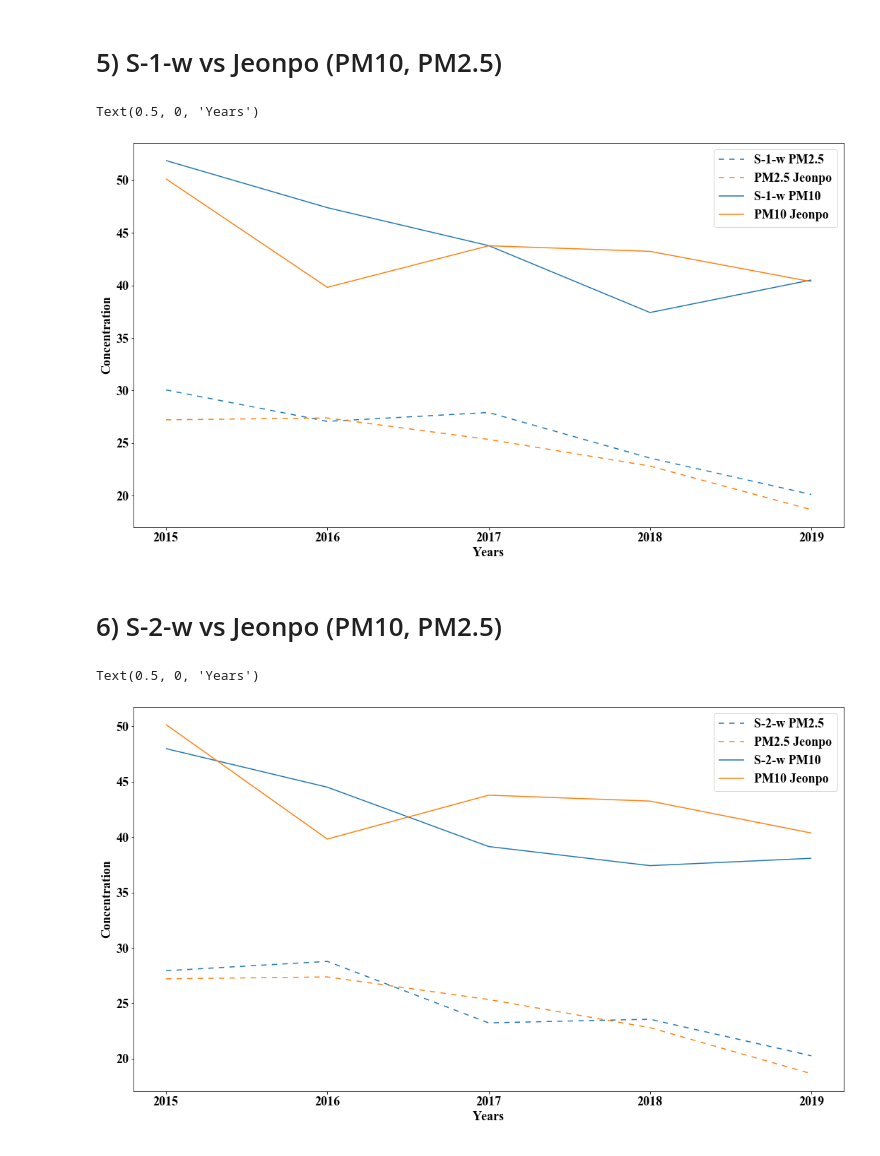
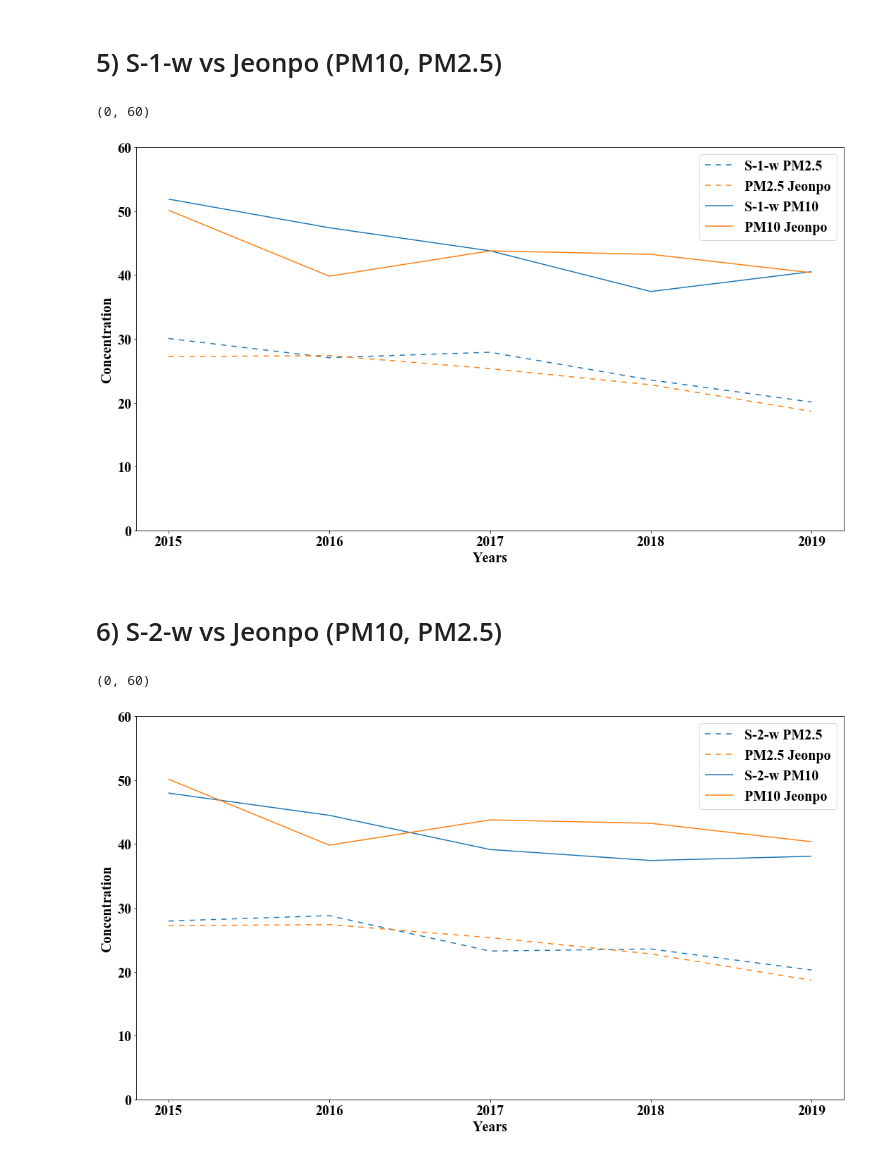
Before and after one commit to tbnsok40/Busan-Subway-Station-Pollutants-data, a Jupyter notebook: 지하철-AQMS 내기,외기 비교.ipynb, the cells around one changed output. Drawn from its saved outputs; the diff is of its cells as text; code cells hidden in the pictures.

```diff
--- a/지하철-AQMS 내기,외기 비교.ipynb
+++ b/지하철-AQMS 내기,외기 비교.ipynb
@@ -205,7 +214,7 @@ s1
 # %%
 
 # pal = sns.dark_palette('purple',2)
-plt.rcParams["font.size"] = 18
+plt.rcParams["font.size"] = 22
 figure, (ax1) = plt.subplots(nrows=1, ncols=1)
 figure.set_size_inches(18,10)
 sns.lineplot(data=s1[['PM2.5 Sasang','PM2.5 Hakjang']], dashes=[(5,5),(5,5)], ax = ax1, ci=None)
@@ -213,5 +222,6 @@ sns.lineplot(data=s1[['PM10 Sasang','PM10 Hakjang']], dashes=[(10,0),(10,0)], ax
 ax1.set_xticks([2015,2016,2017,2018,2019]) # x축 년도가 소수점으로 나와서 처리해줌
 plt.ylabel('Concentration')
 plt.xlabel('Years')
+plt.ylim(0,60)
 # plt.title('CO')
 # %% [output]
@@ -285,7 +295,7 @@ s1
 # %%
 
 # pal = sns.dark_palette('purple',2)
-plt.rcParams["font.size"] = 18
+plt.rcParams["font.size"] = 20
 figure, (ax1) = plt.subplots(nrows=1, ncols=1)
 figure.set_size_inches(18,10)
 sns.lineplot(data=s1[['S-1-p PM2.5','PM2.5 Jeonpo']], dashes=[(5,5),(5,5)], ax = ax1, ci=None)
@@ -293,5 +303,6 @@ sns.lineplot(data=s1[['S-1-p PM10','PM10 Jeonpo']], dashes=[(10,0),(10,0)], ax =
 ax1.set_xticks([2015,2016,2017,2018,2019]) # x축 년도가 소수점으로 나와서 처리해줌
 plt.ylabel('Concentration')
 plt.xlabel('Years')
+plt.ylim(0,60)
 # plt.title('CO')
 # %% [output]
@@ -302,7 +313,7 @@ Text(0.5, 0, 'Years')
 # %%
 
 # pal = sns.dark_palette('purple',2)
-plt.rcParams["font.size"] = 18
+plt.rcParams["font.size"] = 20
 figure, (ax1) = plt.subplots(nrows=1, ncols=1)
 figure.set_size_inches(18,10)
 sns.lineplot(data=s1[['S-2-p PM2.5','PM2.5 Jeonpo']], dashes=[(5,5),(5,5)], ax = ax1, ci=None)
@@ -310,5 +321,6 @@ sns.lineplot(data=s1[['S-2-p PM10','PM10 Jeonpo']], dashes=[(10,0),(10,0)], ax =
 ax1.set_xticks([2015,2016,2017,2018,2019]) # x축 년도가 소수점으로 나와서 처리해줌
 plt.ylabel('Concentration')
 plt.xlabel('Years')
+plt.ylim(0,60)
 # plt.title('CO')
 # %% [output]
@@ -319,7 +331,7 @@ Text(0.5, 0, 'Years')
 # %%
 
 # pal = sns.dark_palette('purple',2)
-plt.rcParams["font.size"] = 18
+plt.rcParams["font.size"] = 20
 figure, (ax1) = plt.subplots(nrows=1, ncols=1)
 figure.set_size_inches(18,10)
 sns.lineplot(data=s1[['S-1-w PM2.5','PM2.5 Jeonpo']], dashes=[(5,5),(5,5)], ax = ax1, ci=None)
@@ -327,24 +339,28 @@ sns.lineplot(data=s1[['S-1-w PM10','PM10 Jeonpo']], dashes=[(10,0),(10,0)], ax =
 ax1.set_xticks([2015,2016,2017,2018,2019]) # x축 년도가 소수점으로 나와서 처리해줌
 plt.ylabel('Concentration')
 plt.xlabel('Years')
+plt.ylim(0,60)
+
 # plt.title('CO')
 # %% [output]
-Text(0.5, 0, 'Years')
+(0, 60)
-[figure, old version]
+[figure, new version]
 # %% [markdown]
 #   6) S-2-w vs Jeonpo  (PM10, PM2.5)
 # %%
 
 # pal = sns.dark_palette('purple',2)
-plt.rcParams["font.size"] = 18
+plt.rcParams["font.size"] = 20
 figure, (ax1) = plt.subplots(nrows=1, ncols=1)
 figure.set_size_inches(18,10)
 sns.lineplot(data=s1[['S-2-w PM2.5','PM2.5 Jeonpo']], dashes=[(5,5),(5,5)], ax = ax1, ci=None)
 sns.lineplot(data=s1[['S-2-w PM10','PM10 Jeonpo']], dashes=[(10,0),(10,0)], ax = ax1,ci=None)
 ax1.set_xticks([2015,2016,2017,2018,2019]) # x축 년도가 소수점으로 나와서 처리해줌
 plt.ylabel('Concentration')
 plt.xlabel('Years')
+plt.ylim(0,60)
+
 # plt.title('CO')
 # %% [output]
-Text(0.5, 0, 'Years')
+(0, 60)
-[figure, old version]
+[figure, new version]
```
Also changed, not shown: parts of 9 cells of this notebook.
